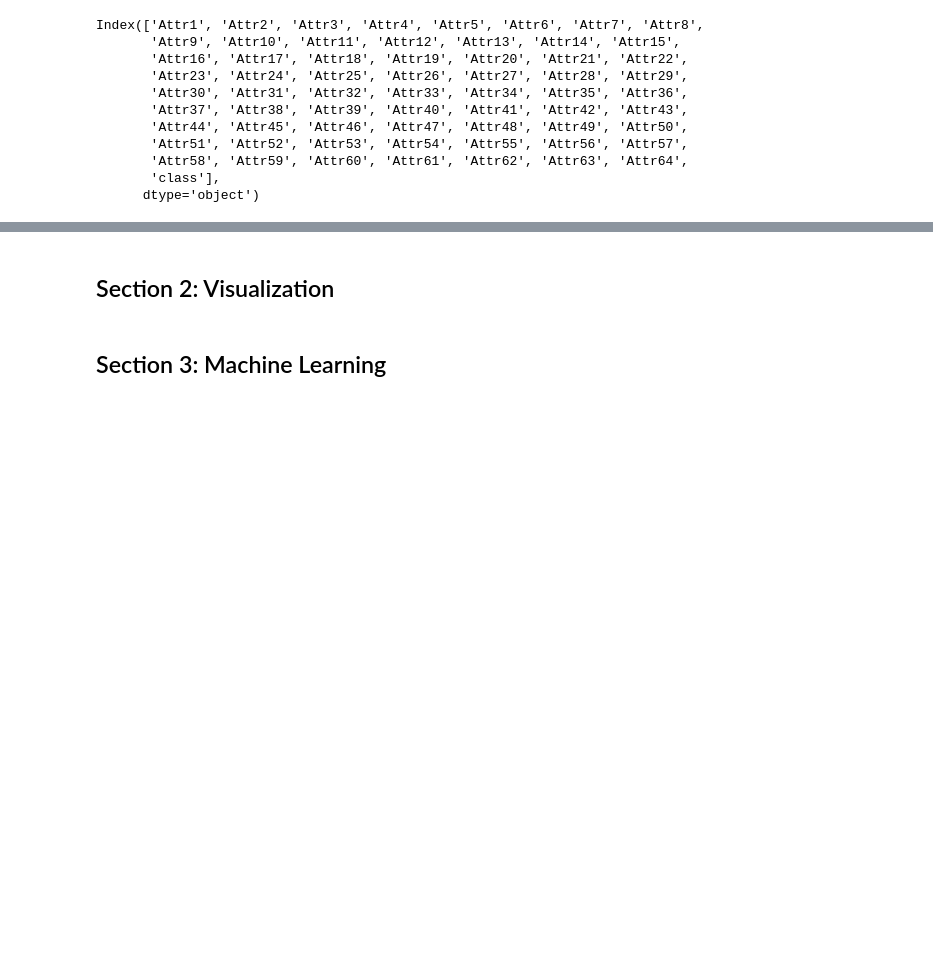
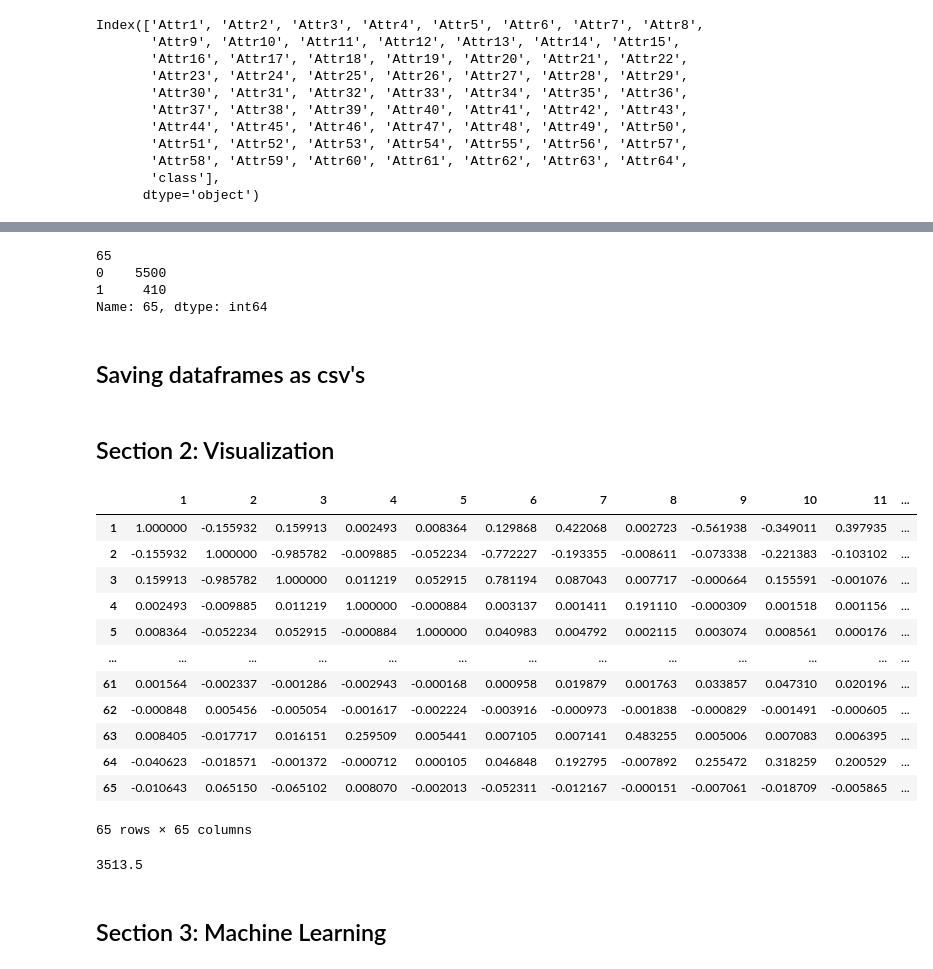
Before and after one commit to KeeganH2O/DS160_Final_Project_BWT_KSH, a Jupyter notebook: Final Project Workbook.ipynb, the cells around one changed output, grey strips where cells are left out. Saved outputs shown, nothing was run; the diff lists cells and outputs as text; code cells hidden in the pictures; blank space fills up the shorter version.

```diff
--- a/Final Project Workbook.ipynb
+++ b/Final Project Workbook.ipynb
@@ -171,0 +161,5 @@ NoneType
+# %%
+#check to make sure no more na's
+pd.set_option('display.max_rows', None)
+print(df1.isna().sum())
+pd.set_option('display.max_rows', 10)
@@ -171,0 +229,9 @@ NoneType
+# %%
+df5['65'].groupby(df5['65']).count()
+# %% [output]
+65
+0    5500
+1     410
+Name: 65, dtype: int64
+# %% [markdown]
+## Saving dataframes as csv's
@@ -172,2 +244,28 @@ NoneType
 # %% [markdown]
 ## Section 2: Visualization
+# %%
+df1 = pd.read_csv("df1")
+df2 = pd.read_csv("df2")
+df3 = pd.read_csv("df3")
+df4 = pd.read_csv("df4")
+df5 = pd.read_csv("df5")
+# %%
+pd.set_option('display.max_rows', 10)
+
+pd.set_option('display.max_columns', None)
+df1.corr()
+#pd.set_option('display.max_columns', 10)
+# %% [output]
+|  | 1 | 2 | 3 | 4 | 5 | 6 | 7 | 8 | 9 | 10 | 11 | ... |
+| 1 | 1.000000 | -0.155932 | 0.159913 | 0.002493 | 0.008364 | 0.129868 | 0.422068 | 0.002723 | -0.561938 | -0.349011 | 0.397935 | ... |
+| 2 | -0.155932 | 1.000000 | -0.985782 | -0.009885 | -0.052234 | -0.772227 | -0.193355 | -0.008611 | -0.073338 | -0.221383 | -0.103102 | ... |
+| 3 | 0.159913 | -0.985782 | 1.000000 | 0.011219 | 0.052915 | 0.781194 | 0.087043 | 0.007717 | -0.000664 | 0.155591 | -0.001076 | ... |
+| 4 | 0.002493 | -0.009885 | 0.011219 | 1.000000 | -0.000884 | 0.003137 | 0.001411 | 0.191110 | -0.000309 | 0.001518 | 0.001156 | ... |
+| 5 | 0.008364 | -0.052234 | 0.052915 | -0.000884 | 1.000000 | 0.040983 | 0.004792 | 0.002115 | 0.003074 | 0.008561 | 0.000176 | ... |
+| ... | ... | ... | ... | ... | ... | ... | ... | ... | ... | ... | ... | ... |
+| 61 | 0.001564 | -0.002337 | -0.001286 | -0.002943 | -0.000168 | 0.000958 | 0.019879 | 0.001763 | 0.033857 | 0.047310 | 0.020196 | ... |
+| 62 | -0.000848 | 0.005456 | -0.005054 | -0.001617 | -0.002224 | -0.003916 | -0.000973 | -0.001838 | -0.000829 | -0.001491 | -0.000605 | ... |
+| 63 | 0.008405 | -0.017717 | 0.016151 | 0.259509 | 0.005441 | 0.007105 | 0.007141 | 0.483255 | 0.005006 | 0.007083 | 0.006395 | ... |
+| 64 | -0.040623 | -0.018571 | -0.001372 | -0.000712 | 0.000105 | 0.046848 | 0.192795 | -0.007892 | 0.255472 | 0.318259 | 0.200529 | ... |
+| 65 | -0.010643 | 0.065150 | -0.065102 | 0.008070 | -0.002013 | -0.052311 | -0.012167 | -0.000151 | -0.007061 | -0.018709 | -0.005865 | ... |
+65 rows × 65 columns
@@ -174,2 +275,7 @@ NoneType
+# %%
+#Comparing means of 1's and 0's using column 2 data
+G65.count().mean()
+# %% [output]
+3513.5
 # %% [markdown]
 ## Section 3: Machine Learning
```
Also changed, not shown: parts of 26 cells of this notebook.
